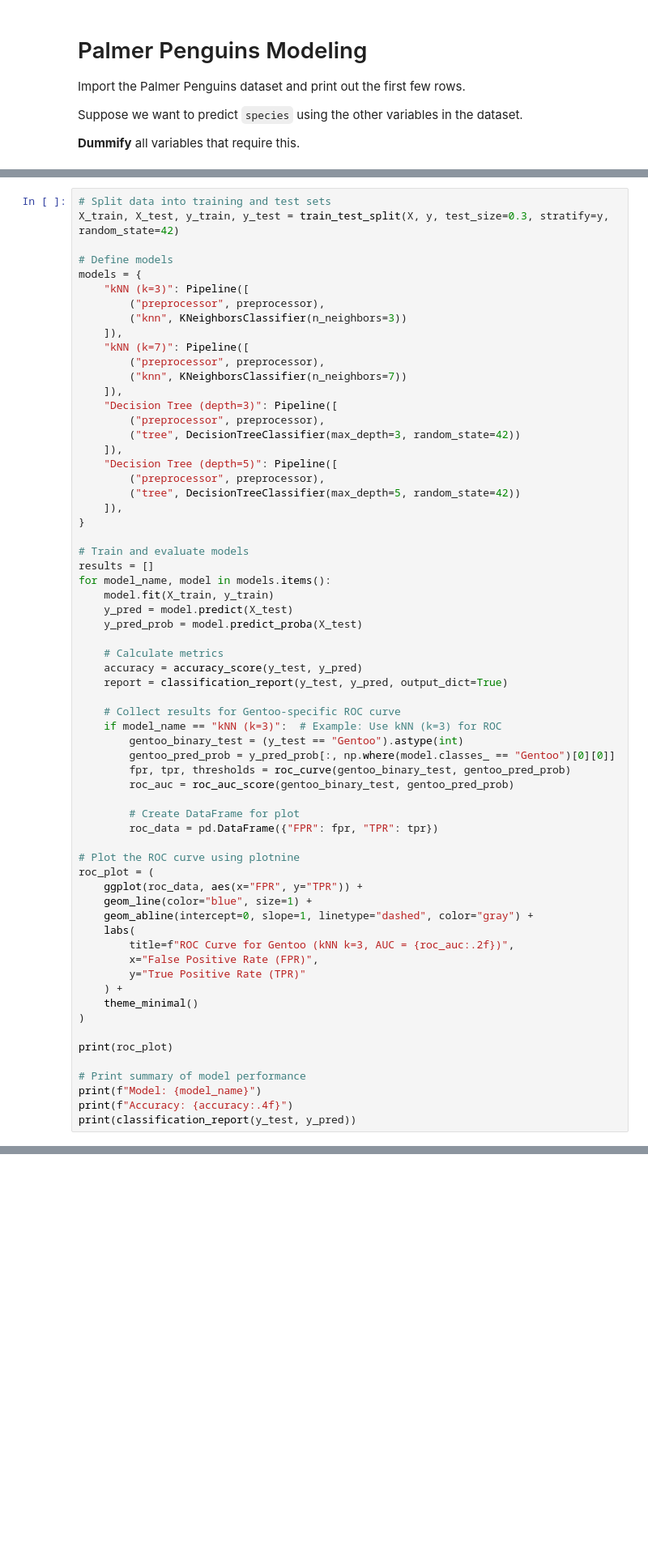
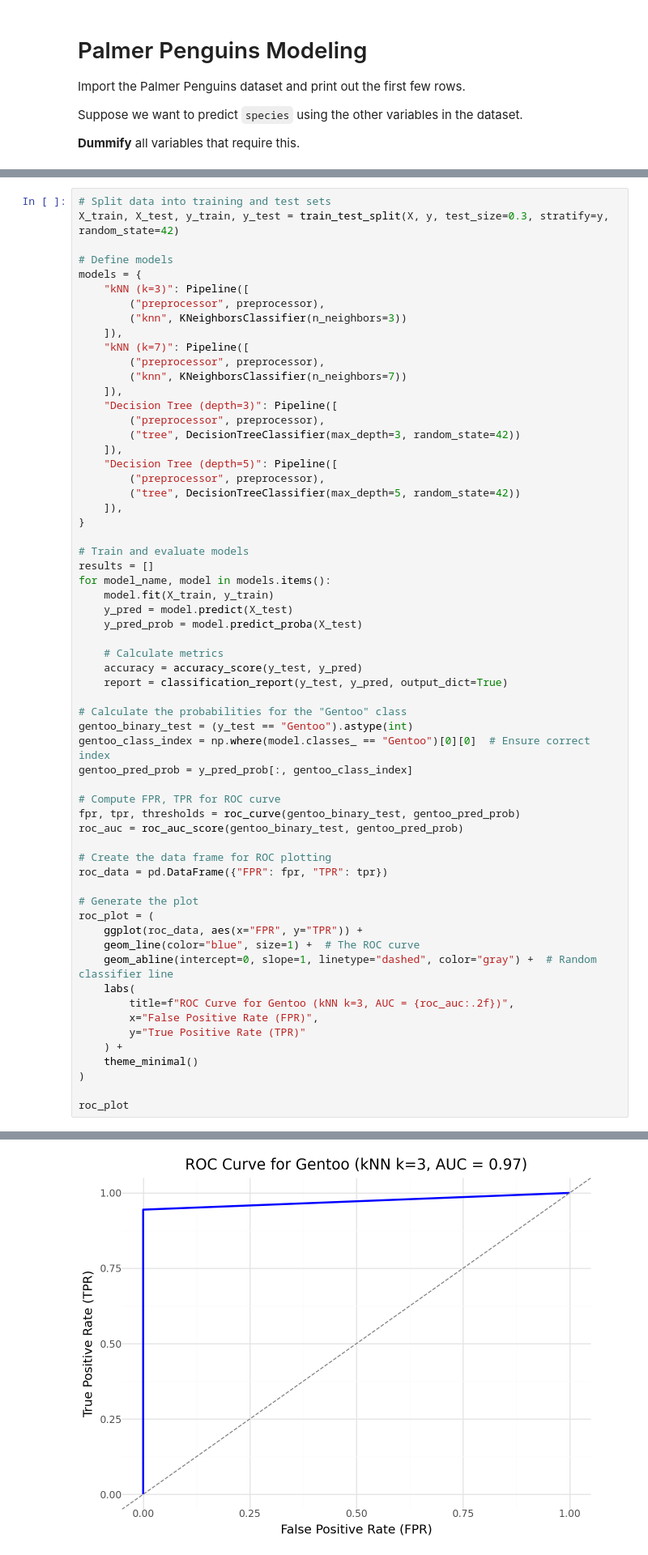
Before and after one commit to cannis29/GSB544-, a Jupyter notebook: Copy_of_Practice_Activity_Penguin_Classification.ipynb, the cells around one changed output, grey strips where cells are left out. Shown at 81% size. Saved outputs shown, nothing was run; the diff lists cells and outputs as text; blank space fills up the shorter version.

```diff
--- a/Copy_of_Practice_Activity_Penguin_Classification.ipynb
+++ b/Copy_of_Practice_Activity_Penguin_Classification.ipynb
@@ -97,21 +97,23 @@ for model_name, model in models.items():
     accuracy = accuracy_score(y_test, y_pred)
     report = classification_report(y_test, y_pred, output_dict=True)
 
-    # Collect results for Gentoo-specific ROC curve
-    if model_name == "kNN (k=3)":  # Example: Use kNN (k=3) for ROC
-        gentoo_binary_test = (y_test == "Gentoo").astype(int)
-        gentoo_pred_prob = y_pred_prob[:, np.where(model.classes_ == "Gentoo")[0][0]]
-        fpr, tpr, thresholds = roc_curve(gentoo_binary_test, gentoo_pred_prob)
-        roc_auc = roc_auc_score(gentoo_binary_test, gentoo_pred_prob)
+# Calculate the probabilities for the "Gentoo" class
+gentoo_binary_test = (y_test == "Gentoo").astype(int)
+gentoo_class_index = np.where(model.classes_ == "Gentoo")[0][0]  # Ensure correct index
+gentoo_pred_prob = y_pred_prob[:, gentoo_class_index]
 
-        # Create DataFrame for plot
-        roc_data = pd.DataFrame({"FPR": fpr, "TPR": tpr})
+# Compute FPR, TPR for ROC curve
+fpr, tpr, thresholds = roc_curve(gentoo_binary_test, gentoo_pred_prob)
+roc_auc = roc_auc_score(gentoo_binary_test, gentoo_pred_prob)
 
-# Plot the ROC curve using plotnine
+# Create the data frame for ROC plotting
+roc_data = pd.DataFrame({"FPR": fpr, "TPR": tpr})
+
+# Generate the plot
 roc_plot = (
     ggplot(roc_data, aes(x="FPR", y="TPR")) +
-    geom_line(color="blue", size=1) +
-    geom_abline(intercept=0, slope=1, linetype="dashed", color="gray") +
+    geom_line(color="blue", size=1) +  # The ROC curve
+    geom_abline(intercept=0, slope=1, linetype="dashed", color="gray") +  # Random classifier line
     labs(
         title=f"ROC Curve for Gentoo (kNN k=3, AUC = {roc_auc:.2f})",
         x="False Positive Rate (FPR)",
@@ -120,10 +122,5 @@ roc_plot = (
     theme_minimal()
 )
 
-print(roc_plot)
-
-# Print summary of model performance
-print(f"Model: {model_name}")
-print(f"Accuracy: {accuracy:.4f}")
-print(classification_report(y_test, y_pred))
+roc_plot
 # %% [output]
@@ -141,0 +127 @@ weighted avg       0.95      0.95      0.95       100
+[figure, added]
```
Also changed, not shown: parts of 3 cells of this notebook, 1 other file.
